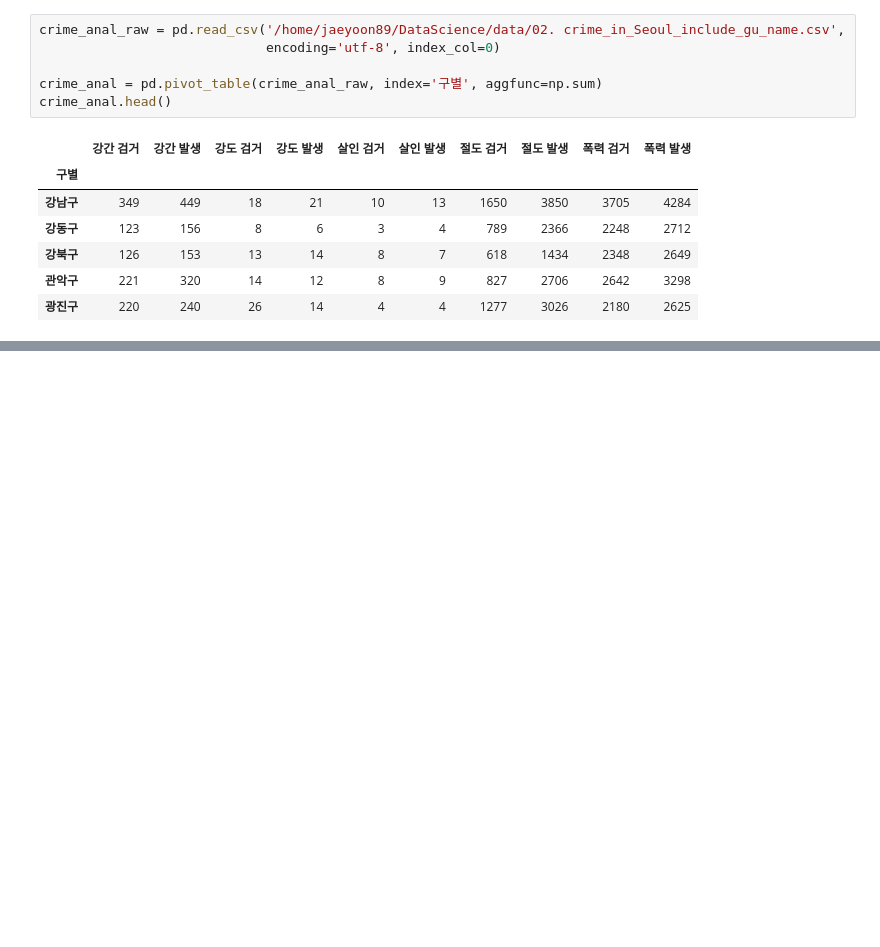
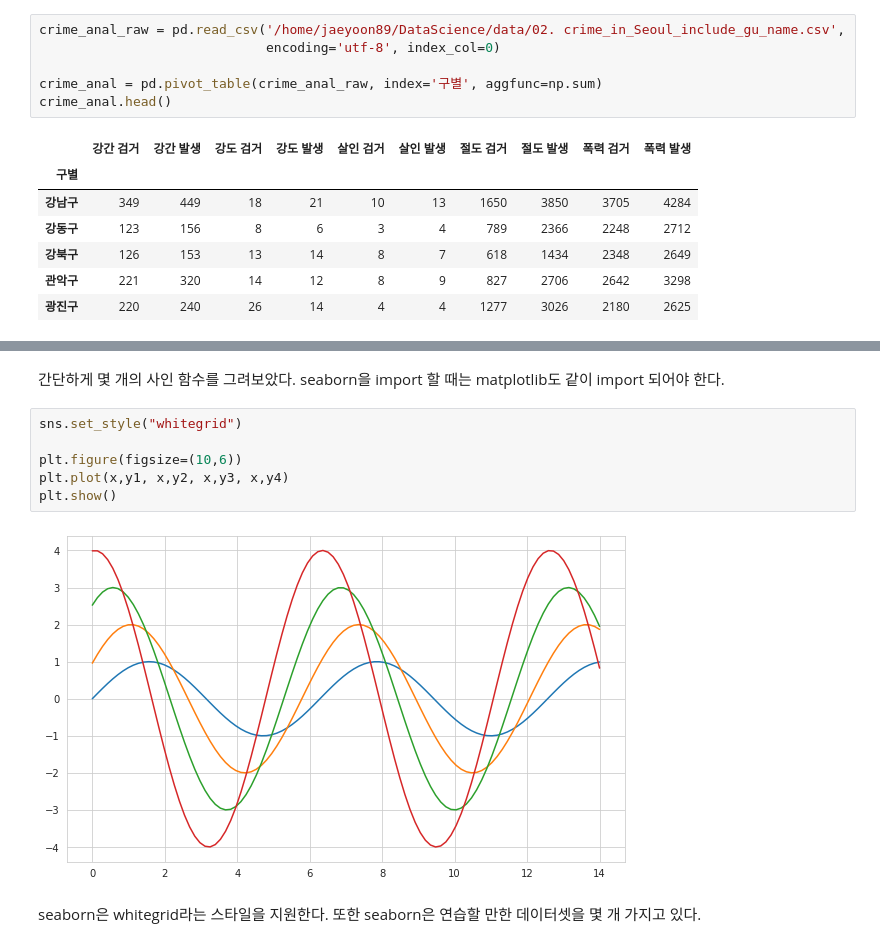
Before and after one commit to jaeyoon89/python_datascience_study, a Jupyter notebook: ch2_crime_in_seoul.ipynb, the cells around one changed output, grey strips where cells are left out. Drawn from its saved outputs; the diff is of its cells as text; blank space fills up the shorter version.

```diff
--- a/ch2_crime_in_seoul.ipynb
+++ b/ch2_crime_in_seoul.ipynb
@@ -433,0 +446,12 @@ import seabrorn
+# %% [markdown]
+간단하게 몇 개의 사인 함수를 그려보았다. seaborn을 import 할 때는 matplotlib도 같이 import 되어야 한다.
+# %%
+sns.set_style("whitegrid")
+
+plt.figure(figsize=(10,6))
+plt.plot(x,y1, x,y2, x,y3, x,y4)
+plt.show()
+# %% [output]
+[figure, added]
+# %% [markdown]
+seaborn은 whitegrid라는 스타일을 지원한다. 또한 seaborn은 연습할 만한 데이터셋을 몇 개 가지고 있다.
```
Also changed, not shown: parts of 62 cells of this notebook.
